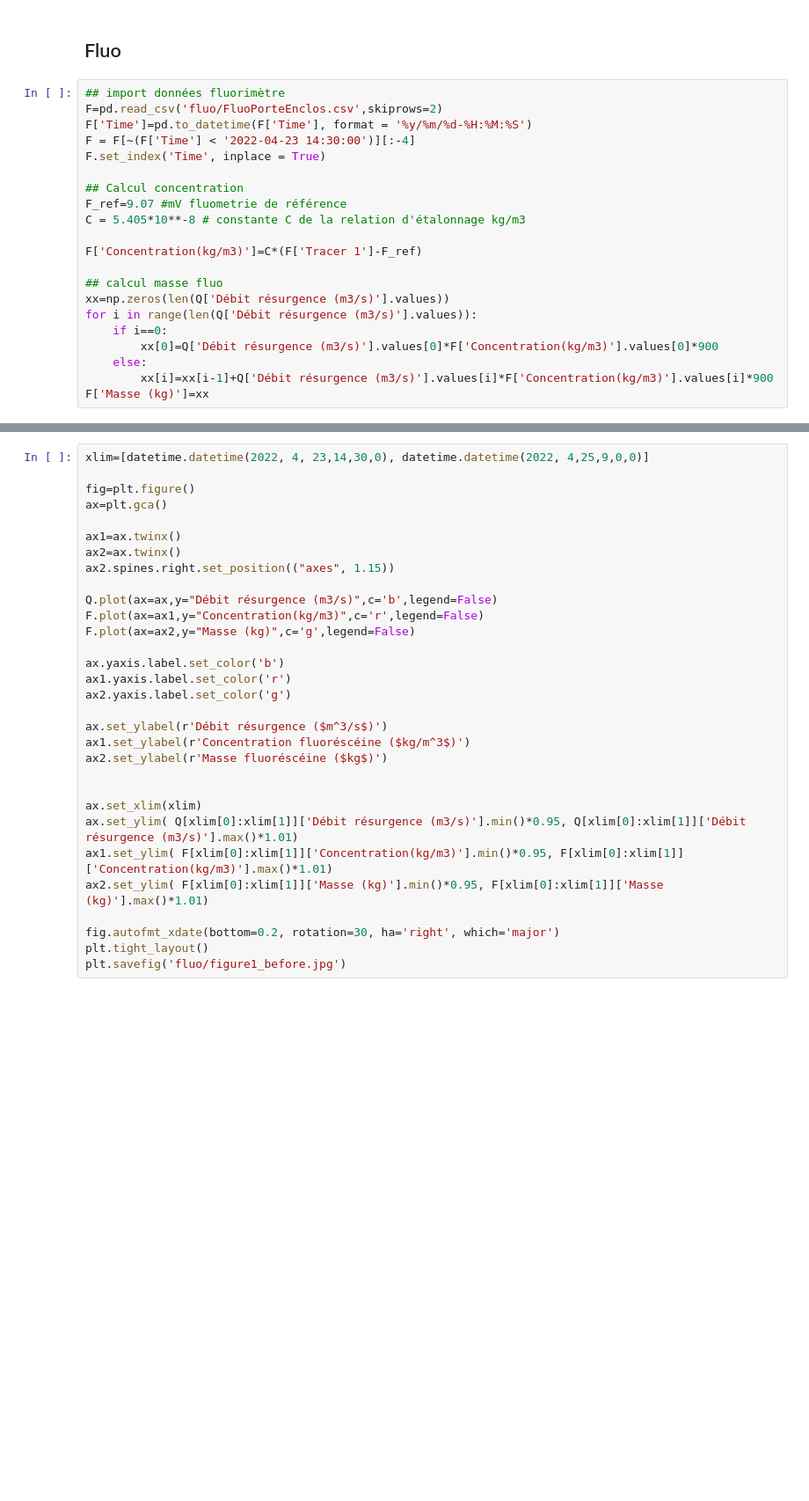
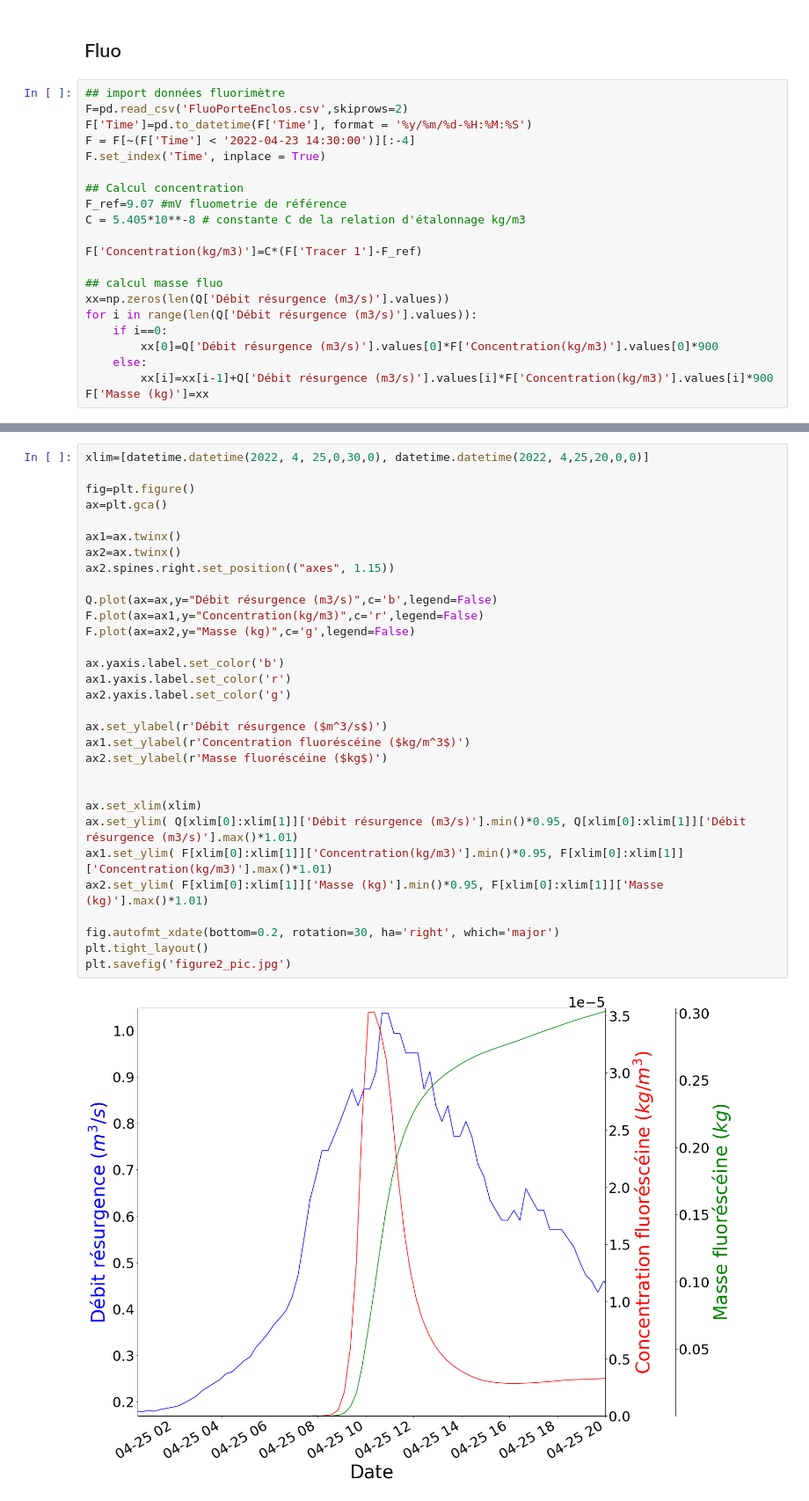
Before and after one commit to BenoitURRUTY/Data_tracage_avril22, a Jupyter notebook: Traçage.ipynb, the cells around one changed output, grey strips where cells are left out. Shown at 88% size. Cells and saved outputs as stored; diff of their text form; blank space fills up the shorter version.

```diff
--- a/Traçage.ipynb
+++ b/Traçage.ipynb
@@ -142,7 +158,7 @@ plt.tight_layout()
 ## Fluo
 # %%
 ## import données fluorimètre
-F=pd.read_csv('fluo/FluoPorteEnclos.csv',skiprows=2)
+F=pd.read_csv('FluoPorteEnclos.csv',skiprows=2)
 F['Time']=pd.to_datetime(F['Time'], format = '%y/%m/%d-%H:%M:%S')
 F = F[~(F['Time'] < '2022-04-23 14:30:00')][:-4]
 F.set_index('Time', inplace = True)
@@ -188,31 +206,33 @@ plt.savefig('fluo/figure1.jpg')
 # %%
-xlim=[datetime.datetime(2022, 4, 23,14,30,0), datetime.datetime(2022, 4,25,9,0,0)]
+xlim=[datetime.datetime(2022, 4, 25,0,30,0), datetime.datetime(2022, 4,25,20,0,0)]
 
 fig=plt.figure()
 ax=plt.gca()
 
 ax1=ax.twinx()
 ax2=ax.twinx()
 ax2.spines.right.set_position(("axes", 1.15))
 
 Q.plot(ax=ax,y="Débit résurgence (m3/s)",c='b',legend=False)
 F.plot(ax=ax1,y="Concentration(kg/m3)",c='r',legend=False)
 F.plot(ax=ax2,y="Masse (kg)",c='g',legend=False)
 
 ax.yaxis.label.set_color('b')
 ax1.yaxis.label.set_color('r')
 ax2.yaxis.label.set_color('g')
 
 ax.set_ylabel(r'Débit résurgence ($m^3/s$)')
 ax1.set_ylabel(r'Concentration fluoréscéine ($kg/m^3$)')
 ax2.set_ylabel(r'Masse fluoréscéine ($kg$)')
 
 
 ax.set_xlim(xlim)
 ax.set_ylim( Q[xlim[0]:xlim[1]]['Débit résurgence (m3/s)'].min()*0.95, Q[xlim[0]:xlim[1]]['Débit résurgence (m3/s)'].max()*1.01)
 ax1.set_ylim( F[xlim[0]:xlim[1]]['Concentration(kg/m3)'].min()*0.95, F[xlim[0]:xlim[1]]['Concentration(kg/m3)'].max()*1.01)
 ax2.set_ylim( F[xlim[0]:xlim[1]]['Masse (kg)'].min()*0.95, F[xlim[0]:xlim[1]]['Masse (kg)'].max()*1.01)
 
 fig.autofmt_xdate(bottom=0.2, rotation=30, ha='right', which='major')
 plt.tight_layout()
-plt.savefig('fluo/figure1_before.jpg')
+plt.savefig('figure2_pic.jpg')
+# %% [output]
+[figure, added]
```
Also changed, not shown: parts of 7 cells of this notebook, 11 other files.
